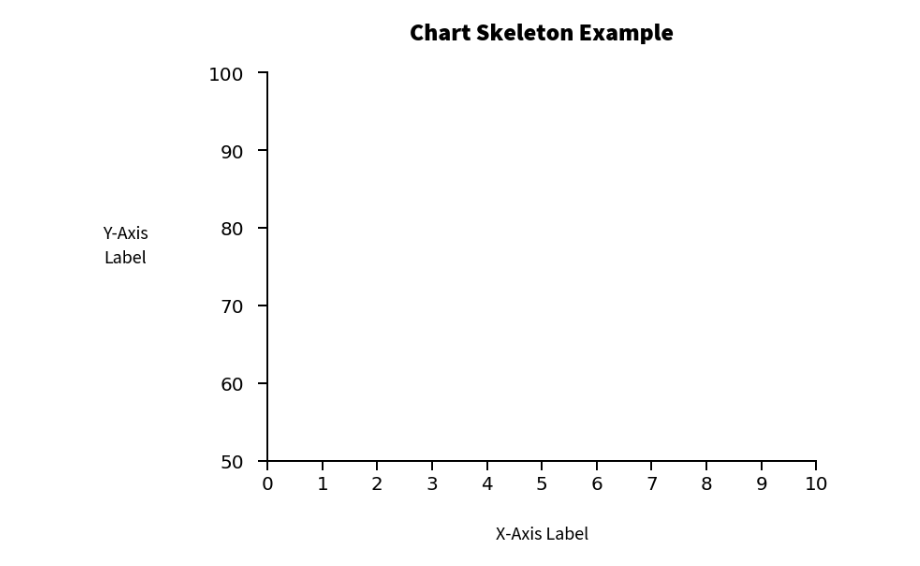
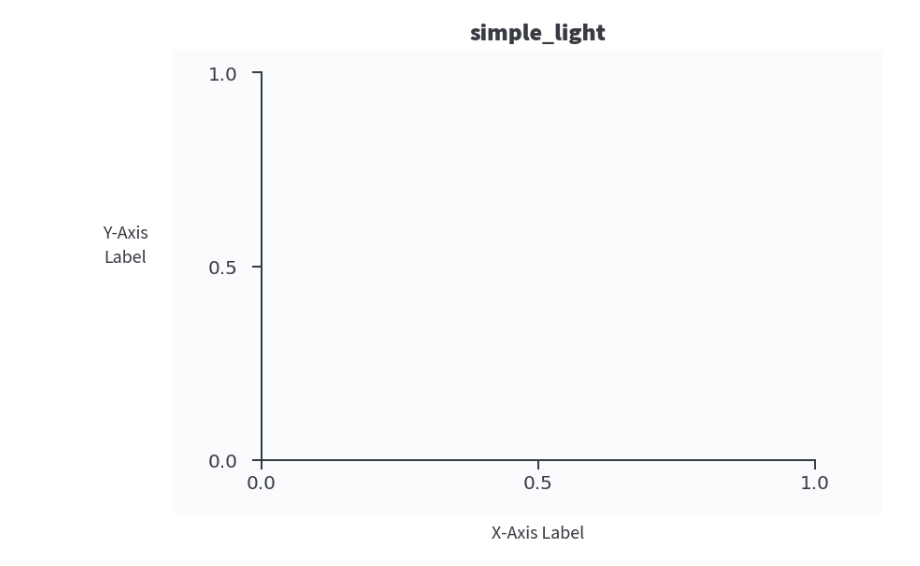
Before and after one commit to alexdsbreslav/quicklooks, a Jupyter notebook: copying_code_example.ipynb, the cells around one changed output. Cells and saved outputs as stored; diff of their text form; code cells hidden in the pictures.

```diff
--- a/copying_code_example.ipynb
+++ b/copying_code_example.ipynb
@@ -25,11 +33,11 @@ vertical_gridlines_on = False);
 # %%
-chart_skeleton = quicklook.build_chart_skeleton(style = 'default', size = 'default',
-title = 'Chart Skeleton Example',
+chart_skeleton = quicklook.build_chart_skeleton(style = 'simple_light', size = 'default',
+title = 'simple_light',
 xlabel = 'X-Axis Label',
 ylabel = 'Y-Axis\nLabel',
-x_min_max = (0,10), y_min_max = (50,100),
-xtick_interval = 1, ytick_interval = 10,
+x_min_max = (0,1), y_min_max = (0,1),
+xtick_interval = 0.5, ytick_interval = 0.5,
 horizontal_gridlines_on = False,
 vertical_gridlines_on = False);
 # %% [output]
-[figure, old version]
+[figure, new version]
```
Also changed, not shown: parts of 9 cells of this notebook, 8 other files.
